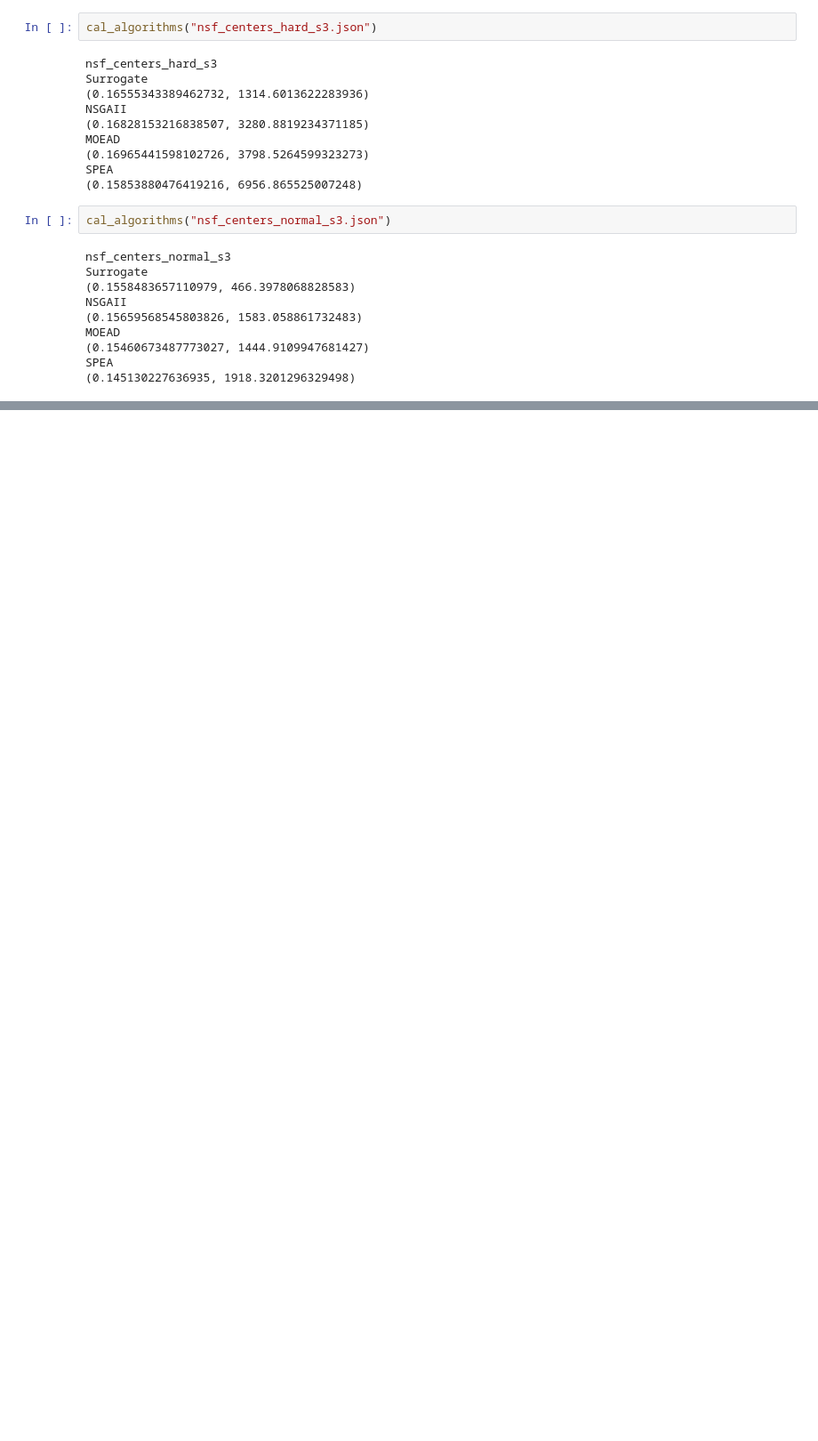
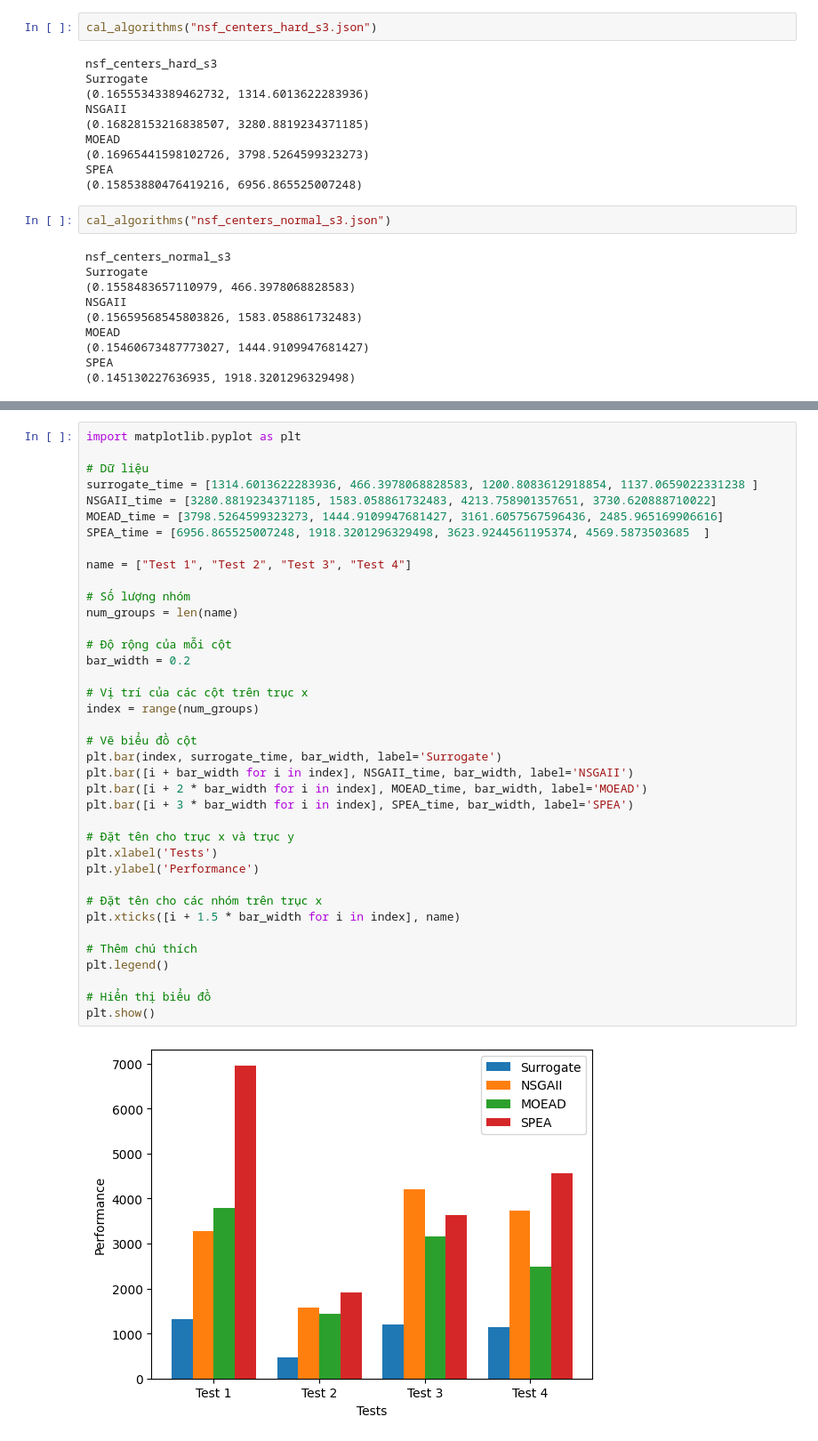
Before and after one commit to trongducKT/SMOGP_Dynamic_VNF, a Jupyter notebook: cal_hv_result.ipynb, the cells around one changed output, grey strips where cells are left out. Shown at 89% size. Drawn from its saved outputs; the diff is of its cells as text; blank space fills up the shorter version.

```diff
--- a/cal_hv_result.ipynb
+++ b/cal_hv_result.ipynb
@@ -73,0 +174,40 @@ cal_algorithms("nsf_centers_normal_s3.json")
+# %%
+import matplotlib.pyplot as plt
+
+# Dữ liệu
+surrogate_time = [1314.6013622283936, 466.3978068828583, 1200.8083612918854, 1137.0659022331238 ]
+NSGAII_time = [3280.8819234371185, 1583.058861732483, 4213.758901357651, 3730.620888710022]
+MOEAD_time = [3798.5264599323273, 1444.9109947681427, 3161.6057567596436, 2485.965169906616]
+SPEA_time = [6956.865525007248, 1918.3201296329498, 3623.9244561195374, 4569.5873503685  ]
+
+name = ["Test 1", "Test 2", "Test 3", "Test 4"]
+
+# Số lượng nhóm
+num_groups = len(name)
+
+# Độ rộng của mỗi cột
+bar_width = 0.2
+
+# Vị trí của các cột trên trục x
+index = range(num_groups)
+
+# Vẽ biểu đồ cột
+plt.bar(index, surrogate_time, bar_width, label='Surrogate')
+plt.bar([i + bar_width for i in index], NSGAII_time, bar_width, label='NSGAII')
+plt.bar([i + 2 * bar_width for i in index], MOEAD_time, bar_width, label='MOEAD')
+plt.bar([i + 3 * bar_width for i in index], SPEA_time, bar_width, label='SPEA')
+
+# Đặt tên cho trục x và trục y
+plt.xlabel('Tests')
+plt.ylabel('Performance')
+
+# Đặt tên cho các nhóm trên trục x
+plt.xticks([i + 1.5 * bar_width for i in index], name)
+
+# Thêm chú thích
+plt.legend()
+
+# Hiển thị biểu đồ
+plt.show()
+# %% [output]
+[figure, added]
```
Also changed, not shown: parts of 8 cells of this notebook, 28 other files.
